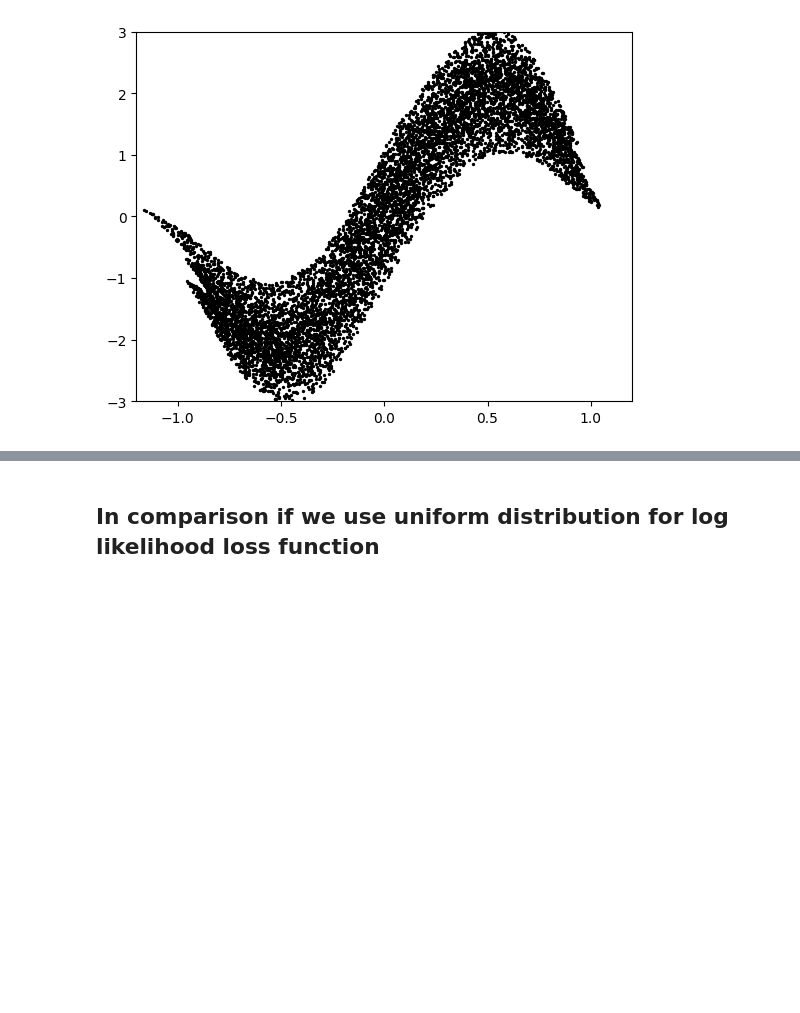
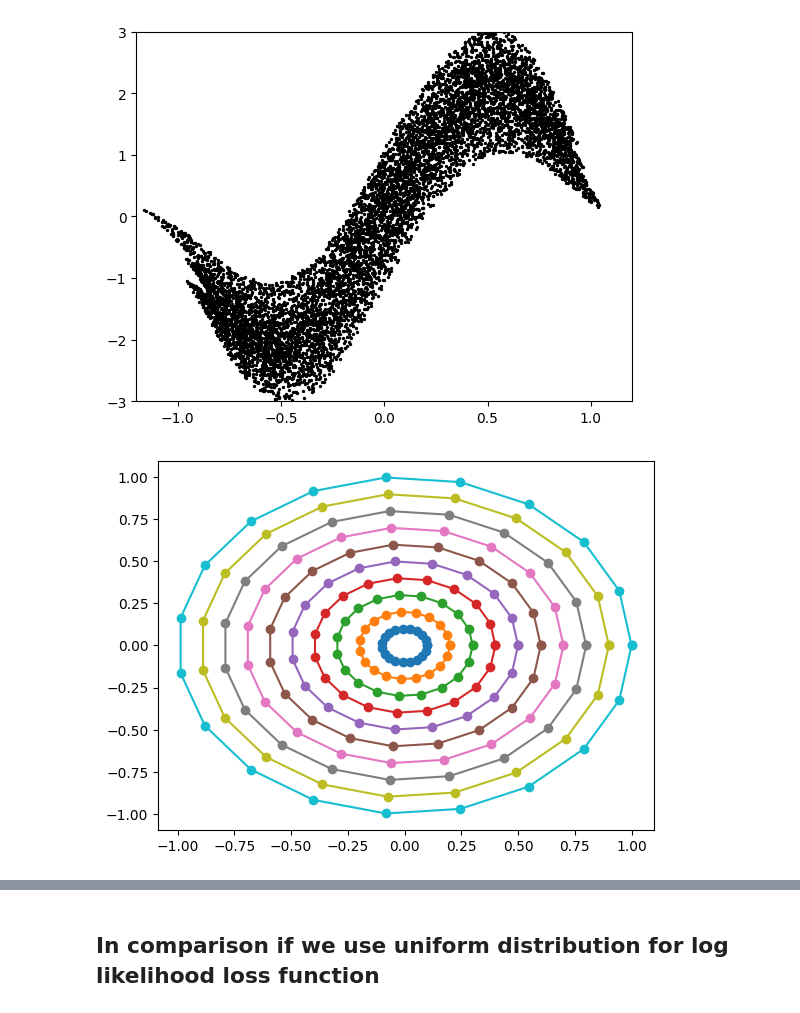
Before and after one commit to TTTruong357/master-thesis, a Jupyter notebook: acl/Schmierblatt.ipynb, the cells around one changed output, grey strips where cells are left out. Drawn from its saved outputs; the diff is of its cells as text; code cells hidden in the pictures; blank space fills up the shorter version.

```diff
--- a/acl/Schmierblatt.ipynb
+++ b/acl/Schmierblatt.ipynb
@@ -236,3 +237,20 @@ ax.scatter(transformed[:,0], transformed[:,1], c='black', alpha=1, s=2)
 # %% [output]
 <matplotlib.collections.PathCollection at 0x...>
 [figure]
+# %%
+from matplotlib import pyplot as plt
+
+def generate_circle_grid(n_grid_points = 20, n_layers=10):
+    angles = np.linspace(0, 2*np.pi, n_grid_points)
+    circle = np.stack((np.cos(angles), np.sin(angles)), axis=1)
+    circles = [np.stack((np.cos(angles), np.sin(angles)), axis=1)*s for s in np.linspace(0.1,1,n_layers)]
+    grid_points = np.concatenate(circles)
+    return grid_points
+
+grid_points = generate_circle_grid()
+
+#plt.scatter(circle[:,0], circle[:,1])
+for circle in np.split(grid_points, 10):
+    plt.plot(circle[:,0], circle[:,1], '-o')
+# %% [output]
+[figure, added]
```
Also changed, not shown: parts of 24 cells of this notebook, 9 other files.
